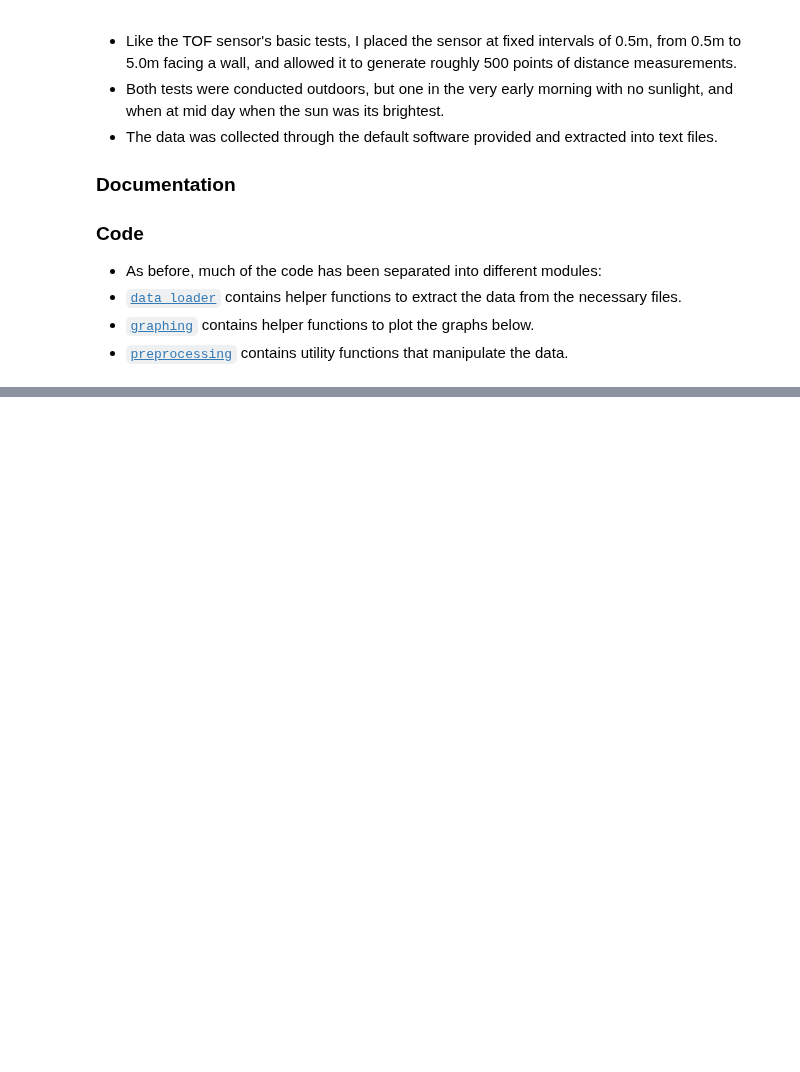
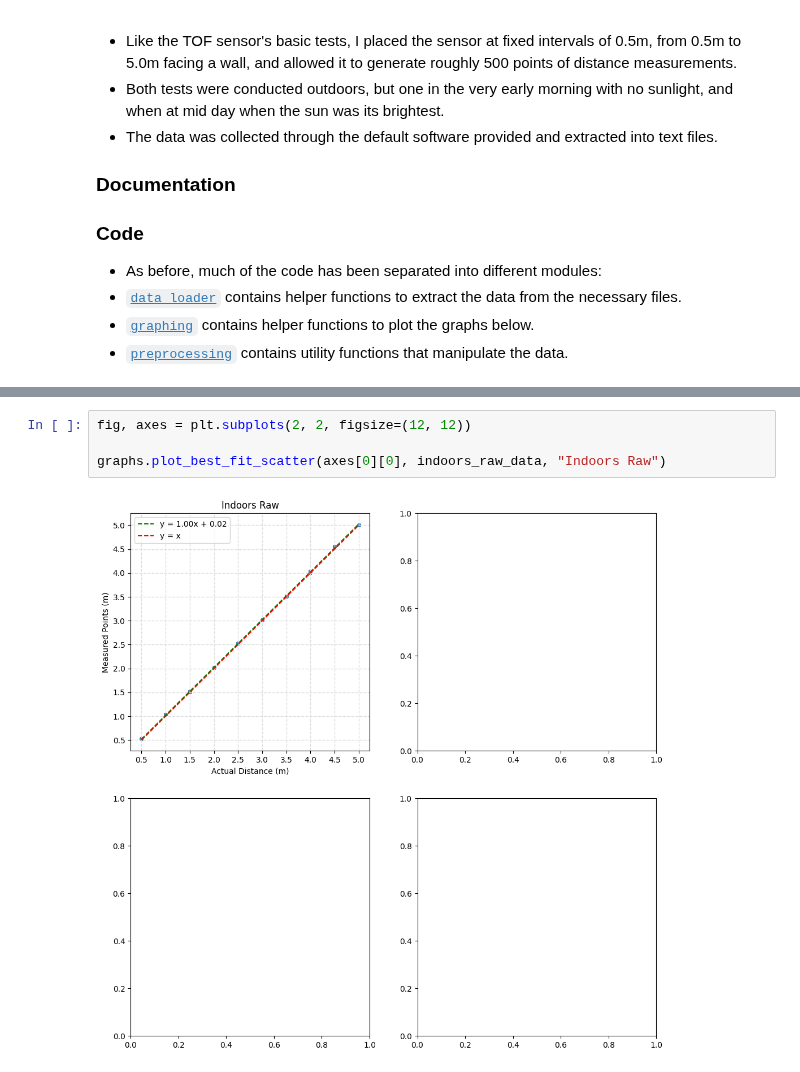
Before and after one commit to wuihee/cycling-safety-analysis, a Jupyter notebook: data_analysis/Laser_Basic_Tests.ipynb, the cells around one changed output, grey strips where cells are left out. Drawn from its saved outputs; the diff is of its cells as text; blank space fills up the shorter version.

```diff
--- a/data_analysis/Laser_Basic_Tests.ipynb
+++ b/data_analysis/Laser_Basic_Tests.ipynb
@@ -48,0 +86,6 @@ ValueError: invalid literal for int() with base 16: ''
+# %%
+fig, axes = plt.subplots(2, 2, figsize=(12, 12))
+
+graphs.plot_best_fit_scatter(axes[0][0], indoors_raw_data, "Indoors Raw")
+# %% [output]
+[figure, added]
```
Also changed, not shown: parts of 7 cells of this notebook, 13 other files.
